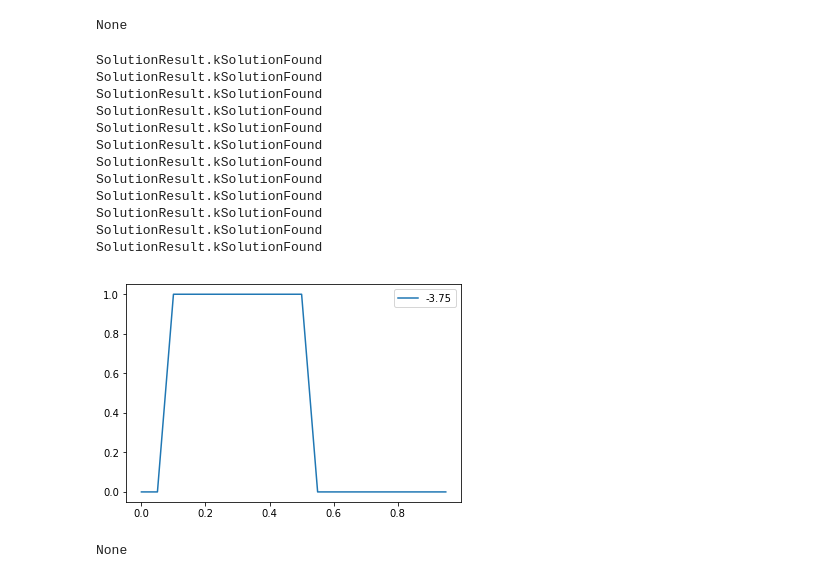
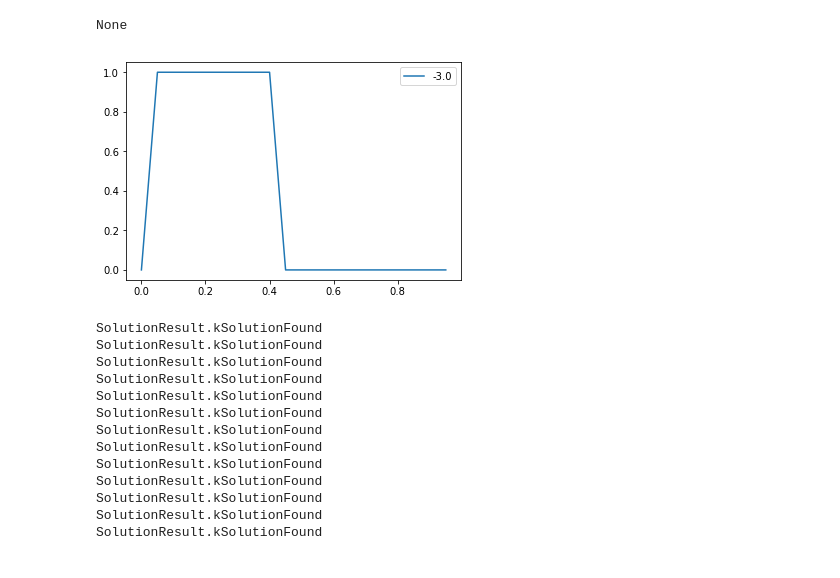
Before and after one commit to rdeits/drake-mpc, a Jupyter notebook: src/boxatlas/notebooks/py-box-atlas-polynomial-dev.ipynb, the cells around one changed output. Saved outputs shown, nothing was run; the diff lists cells and outputs as text; code cells hidden in the pictures.

```diff
--- a/src/boxatlas/notebooks/py-box-atlas-polynomial-dev.ipynb
+++ b/src/boxatlas/notebooks/py-box-atlas-polynomial-dev.ipynb
@@ -137,19 +166,23 @@ def plotContactIndicator(solnData):
 # %%
 # solve a single problem and visualize the solution
 initial_state = box.BoxAtlasState(atlas)
 initial_state.qcom = np.array([0, 1])
-initial_state.vcom = np.array([-2, 0.])
-initial_state.qlimb = map(np.array, [[0.75, 1], [0.25, 0], [-0.25, 0], [-0.75, 1]])
+initial_state.vcom = np.array([-3, 0.])
+initial_state.qlimb = map(np.array, [[0.99, 1], [0.25, 0], [-0.25, 0], [-0.75, 1]])
 
 solnData = solveContactStabilization(initial_state=initial_state)
 # visualizeContactStabilizationPlan(solnData)
 box.planPlayback(vis, solnData, slider=True)
 plotContactIndicator(solnData)
 # %% [output]
 None
+[figure, added]
 # %%
+# WARNING: This could take a while to run
+
 # Solve a sequence of problems for different initial velocities
-vcom_x_list = np.arange(-1.0,-4, -0.25)
+vcom_x_list = np.arange(-1.0,-4.01, -0.25)
+# vcom_x_list = [-2.0, -1.0]
 solnDataList = []
 for vcom_x in vcom_x_list:
     initial_state = makeDefaultInitialState()
@@ -158,6 +191,13 @@ for vcom_x in vcom_x_list:
     opt = BoxAtlasContactStabilization(initial_state, env, params=params)
     add_feet_always_in_contact_constraints(opt)
     solnDataList.append(solveContactStabilization(opt=opt))
+
+
+
+# for each of those solve along their resulting trajectories as well
+# solnDataAlongTrajectory = []
+# for solnData in solnDataList:
+#     solnDataAlongTrajectory.append(solveAlongTrajectory(solnData))
 # %% [output]
 SolutionResult.kSolutionFound
 SolutionResult.kSolutionFound
@@ -171,12 +211,4 @@ SolutionResult.kSolutionFound
 SolutionResult.kSolutionFound
 SolutionResult.kSolutionFound
 SolutionResult.kSolutionFound
+SolutionResult.kSolutionFound
-# %%
-def plotContactIndicatorWidget(idx, solnDataList=solnDataList):
-    plotContactIndicator(solnDataList[idx])
-
-slider = widgets.IntSlider(min=0,max=len(solnDataList)-1,step=1,value=0)
-interact(plotContactIndicatorWidget, idx=slider, solnDataList=fixed(solnDataList))
-# %% [output]
-[figure, removed]
-None
```
Also changed, not shown: parts of 13 cells of this notebook, 1 other file.
